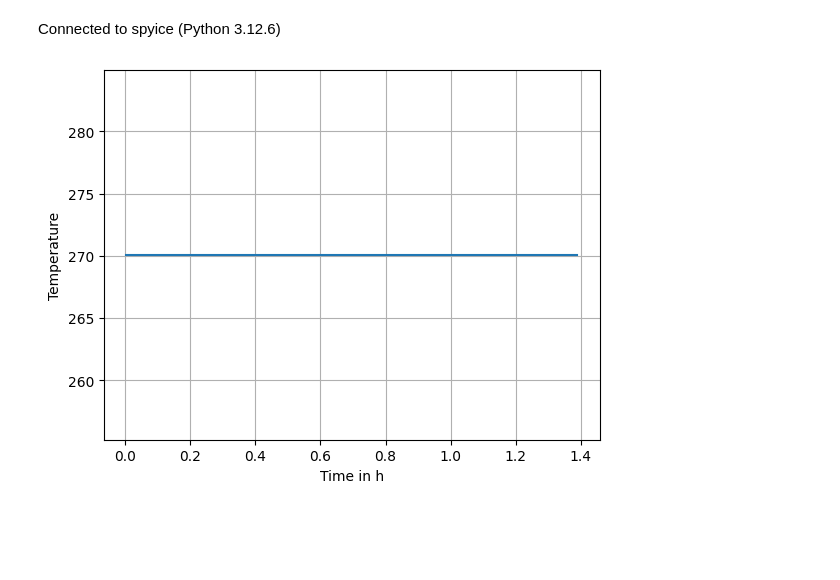
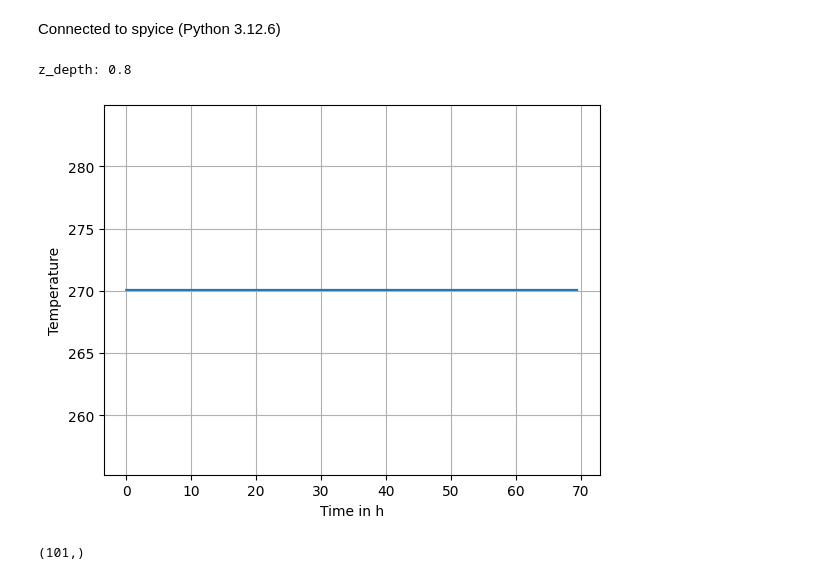
Before and after one commit to starry-phoenix/spyice-thesis, a Jupyter notebook: jupyternotebooks/stefanproblem_analytical.ipynb, the cells around one changed output. Cells and saved outputs as stored; diff of their text form; code cells hidden in the pictures; blank space fills up the shorter version.

Commit message:
modified stefan problem to working status

```diff
--- a/jupyternotebooks/stefanproblem_analytical.ipynb
+++ b/jupyternotebooks/stefanproblem_analytical.ipynb
@@ -2,6 +2,8 @@
 Connected to spyice (Python 3.12.6)
 # %%
 import math
+import sys
+sys.path.append('..')
 
 import matplotlib.pyplot as plt
 
@@ -102,12 +104,17 @@ class StefanProblem:
         z = np.linspace(0, np.absolute(depth_stefan), nz_depth)
         temperature = np.ones(nz) * ui.temperature_melt
         salinity = np.ones(nz)*ui.boundary_salinity
+        # similarity solution variable
         eta = z / np.sqrt(4 * ui.constants.D_s * t)
+        # boundary conditions
         temperature_boundary = ui.boundary_top_temperature
         temperature_bottom = ui.temperature_melt
+        # non-dimensional parameters for variable k (ice and brine thermal diffusivity)
         eps = lambda k: np.sqrt(ui.constants.D_s / k)  # noqa: E731
+        # thermal diffusivity of ice and brine
         kappa_i = ui.constants.k_i / (ui.constants.rho_i * ui.constants.c_i)
         kappa_br = ui.constants.k_br / (ui.constants.rho_br * ui.constants.c_br)
+        #
         f_x = lambda x: np.pi ** (1 / 2) * x * np.exp(x**2) * math.erfc(x)  # noqa: E731
         s_fi = lambda lamb: ui.boundary_salinity * f_x(lamb) / (1 - f_x(lamb))  # noqa: E731
         salinity_constant = ui.boundary_salinity + s_fi(depth_stefan)
@@ -153,13 +160,14 @@ class StefanProblem:
         """
         # Rest of the code...
 
-        gamma = 1.853 / 28.0
+        gamma =  0.4 # 1.853 / 28.0
         s_0 = ui.boundary_salinity
         f_x = lambda x: np.pi ** (1 / 2) * x * np.exp(x**2) * math.erfc(x)  # noqa: E731
         g_x = lambda x: np.pi ** (1 / 2) * x * np.exp(x**2) * math.erf(x)  # noqa: E731
         eps = lambda k: np.sqrt(ui.constants.D_s / k)  # noqa: E731
         temperature_boundary = ui.boundary_top_temperature
         temperature_bottom = ui.temperature_melt
+        # liquidus relation
         t_l = ui.temperature_melt - gamma * s_0
         temperature_diff = t_l - temperature_boundary
         t_0 = temperature_bottom - t_l
@@ -181,9 +189,9 @@ class StefanProblem:
         )
         # FIXME: root_fx_rhs(lamb) results in -> -inf for lamb in -ve range
         root_fx = lambda lamb: root_fx_lhs(lamb) - root_fx_rhs(lamb)  # noqa: E731
-        lambda_stefan = opt.newton(root_fx, 0.1, tol=1e-3, maxiter=100)  # TODO: why is starting point 0.1?
+        lambda_stefan = opt.newton(root_fx, 0.001, tol=1e-3, maxiter=200)  # TODO: why is starting point 0.1?
 
-        return 2 * lambda_stefan * np.sqrt(ui.constants.D_s * t)  # TODO: check the units of D_s and t
+        return 2 * lambda_stefan * np.sqrt(ui.constants.D_s * t)*100  # TODO: check the units of D_s and t
 
 
 @staticmethod
@@ -203,16 +211,17 @@ def _plot_stefan_temp_twophase(z_depth=0.1):
         if t > 0:
             T, C = StefanProblem.calculate_temperature_twophase_profiles(depth_stefan, t, ui.grid_resolution_dz, nz)
         else:
-            T, C = np.ones(nz) * ui.temperature_melt , np.ones(nz) * ui.boundary_salinity
+            T, C = np.zeros(nz) * ui.temperature_melt , np.ones(nz) * ui.boundary_salinity
         depth_stefan_arr.append(depth_stefan)
         temperature_array.append(T)
         salinity_arr.append(C)
         t_pass_arr.append(t_passed)
+    print('z_depth:', z_depth)
     z = int(z_depth * nz)
     temperature_array = np.array(temperature_array)
     T_z = temperature_array[:, z]
     plt.grid()
-    plt.plot(np.array(t_pass_arr) / 3600, T_z, label="Temperature")
+    plt.plot(np.array(t_pass_arr)[1:] / 3600, T_z[1:], label="Temperature")
     plt.xlabel("Time in h")
     plt.ylabel("Temperature")
     plt.show()
@@ -220,7 +229,12 @@ def _plot_stefan_temp_twophase(z_depth=0.1):
 # %%
 stefan = StefanProblem()
 # %%
-t_arr, s_arr = _plot_stefan_temp_twophase()
+t_arr, s_arr = _plot_stefan_temp_twophase(z_depth=0.8)
 # %% [output]
+z_depth: 0.8
-[figure, old version]
+[figure, new version]
+# %%
+t_arr[-2].shape
+# %% [output]
+(101,)
 # %%
```
Also changed, not shown: parts of 1 cell of this notebook.
